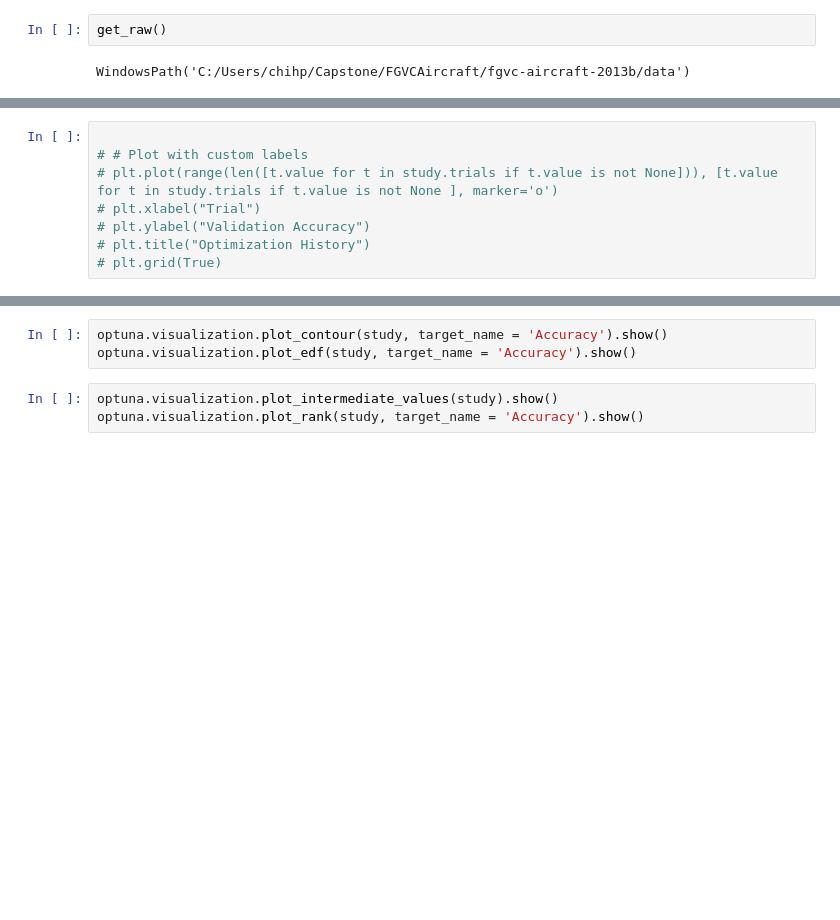
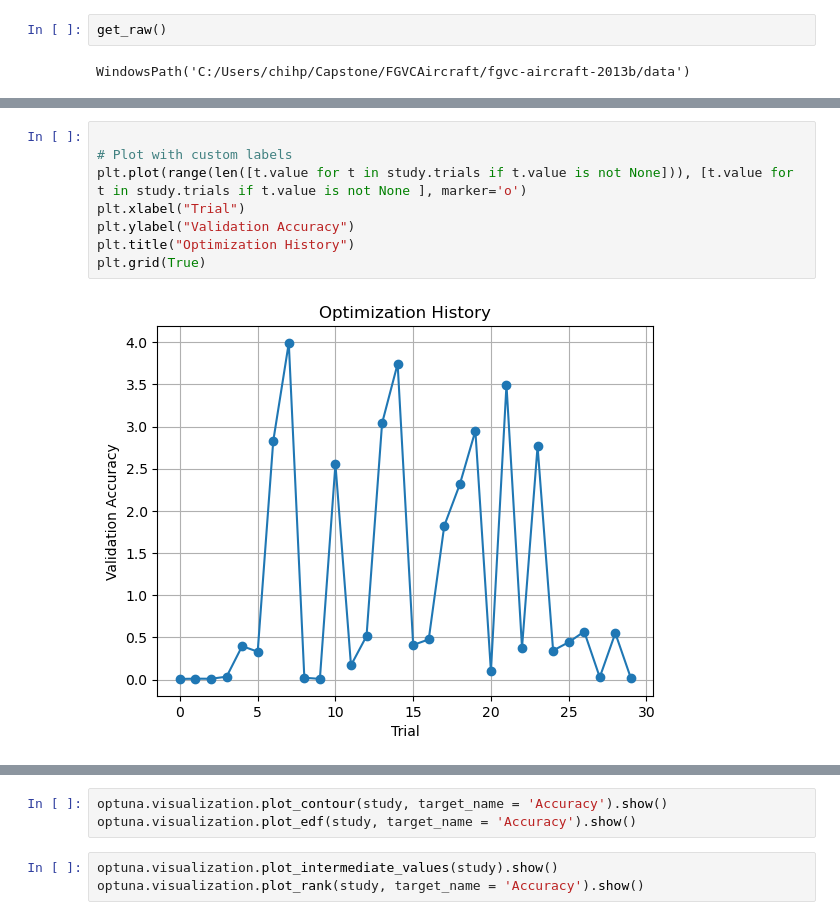
Before and after one commit to mabbts/CV_aircraft_classifier_capstone_project, a Jupyter notebook: notebooks/hyperopt_optuna.ipynb, the cells around one changed output, grey strips where cells are left out. Drawn from its saved outputs; the diff is of its cells as text; blank space fills up the shorter version.

```diff
--- a/notebooks/hyperopt_optuna.ipynb
+++ b/notebooks/hyperopt_optuna.ipynb
@@ -129,11 +133,13 @@ optuna.visualization.plot_param_importances(study).show() # params=["x", "y"]
 # %%
 
-# # Plot with custom labels
-# plt.plot(range(len([t.value for t in study.trials if t.value is not None])), [t.value for t in study.trials if t.value is not None ], marker='o')
-# plt.xlabel("Trial")
-# plt.ylabel("Validation Accuracy")
-# plt.title("Optimization History")
-# plt.grid(True)
+# Plot with custom labels
+plt.plot(range(len([t.value for t in study.trials if t.value is not None])), [t.value for t in study.trials if t.value is not None ], marker='o')
+plt.xlabel("Trial")
+plt.ylabel("Validation Accuracy")
+plt.title("Optimization History")
+plt.grid(True)
+# %% [output]
+[figure, added]
 # %%
 optuna.visualization.plot_parallel_coordinate(study, target_name='Accuracy').show()
 optuna.visualization.plot_slice(study, target_name='Accuracy').show()
```
Also changed, not shown: parts of 6 cells of this notebook, 9 other files.
